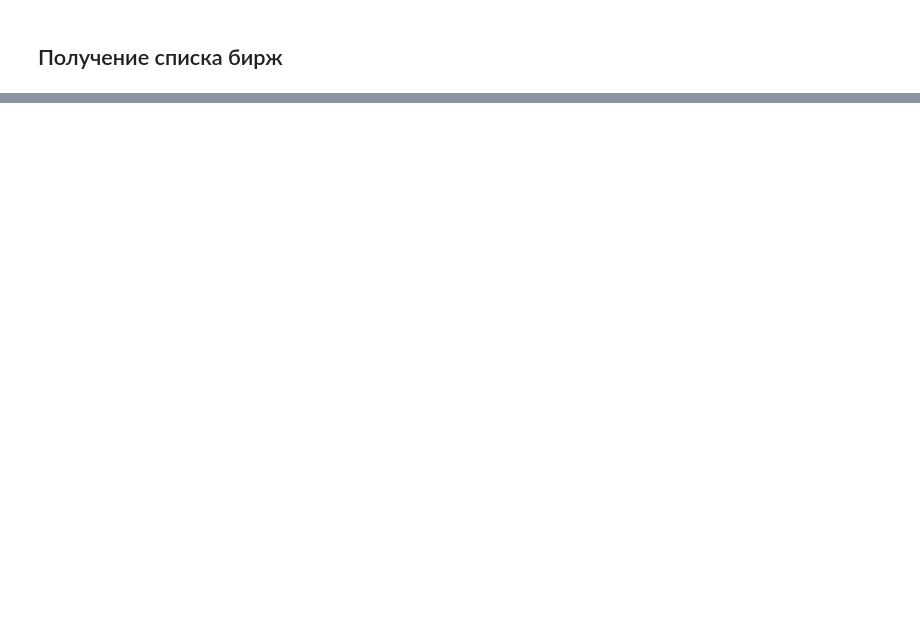
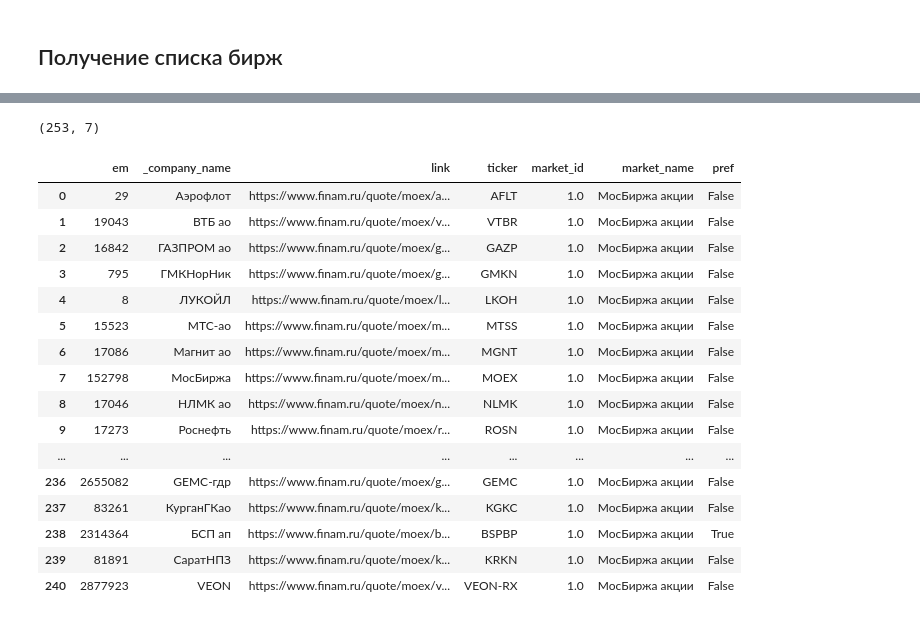
Before and after one commit to kirilldolmatov/trading-ml-2, a Jupyter notebook: data/Finam_data.ipynb, the cells around one changed output, grey strips where cells are left out. Saved outputs shown, nothing was run; the diff lists cells and outputs as text; code cells hidden in the pictures; blank space fills up the shorter version.

```diff
--- a/data/Finam_data.ipynb
+++ b/data/Finam_data.ipynb
@@ -184,0 +177,4 @@ shops.to_parquet('ru_market.parquet')
+# %%
+import pandas as pd
+pd.set_option('display.max_rows', None)
+pd.set_option('display.max_columns', None)
@@ -184,0 +417,31 @@ shops.to_parquet('ru_market.parquet')
+# %%
+df = pd.read_parquet('clear_tikers.parquet')
+# %%
+df.shape
+# %% [output]
+(253, 7)
+# %%
+df = df.query(f"ticker not in {trash}")
+# %%
+df = df.reset_index()
+del df['index']
+# %%
+df
+# %% [output]
+|  | em | _company_name | link | ticker | market_id | market_name | pref |
+| 0 | 29 | Аэрофлот | https://www.finam.ru/quote/moex/a... | AFLT | 1.0 | МосБиржа акции | False |
+| 1 | 19043 | ВТБ ао | https://www.finam.ru/quote/moex/v... | VTBR | 1.0 | МосБиржа акции | False |
+| 2 | 16842 | ГАЗПРОМ ао | https://www.finam.ru/quote/moex/g... | GAZP | 1.0 | МосБиржа акции | False |
+| 3 | 795 | ГМКНорНик | https://www.finam.ru/quote/moex/g... | GMKN | 1.0 | МосБиржа акции | False |
+| 4 | 8 | ЛУКОЙЛ | https://www.finam.ru/quote/moex/l... | LKOH | 1.0 | МосБиржа акции | False |
+| 5 | 15523 | МТС-ао | https://www.finam.ru/quote/moex/m... | MTSS | 1.0 | МосБиржа акции | False |
+| 6 | 17086 | Магнит ао | https://www.finam.ru/quote/moex/m... | MGNT | 1.0 | МосБиржа акции | False |
+| 7 | 152798 | МосБиржа | https://www.finam.ru/quote/moex/m... | MOEX | 1.0 | МосБиржа акции | False |
+| 8 | 17046 | НЛМК ао | https://www.finam.ru/quote/moex/n... | NLMK | 1.0 | МосБиржа акции | False |
+| 9 | 17273 | Роснефть | https://www.finam.ru/quote/moex/r... | ROSN | 1.0 | МосБиржа акции | False |
+| ... | ... | ... | ... | ... | ... | ... | ... |
+| 236 | 2655082 | GEMC-гдр | https://www.finam.ru/quote/moex/g... | GEMC | 1.0 | МосБиржа акции | False |
+| 237 | 83261 | КурганГКао | https://www.finam.ru/quote/moex/k... | KGKC | 1.0 | МосБиржа акции | False |
+| 238 | 2314364 | БСП ап | https://www.finam.ru/quote/moex/b... | BSPBP | 1.0 | МосБиржа акции | True |
+| 239 | 81891 | СаратНПЗ | https://www.finam.ru/quote/moex/k... | KRKN | 1.0 | МосБиржа акции | False |
+| 240 | 2877923 | VEON | https://www.finam.ru/quote/moex/v... | VEON-RX | 1.0 | МосБиржа акции | False |
```
Also changed, not shown: parts of 38 cells of this notebook.
